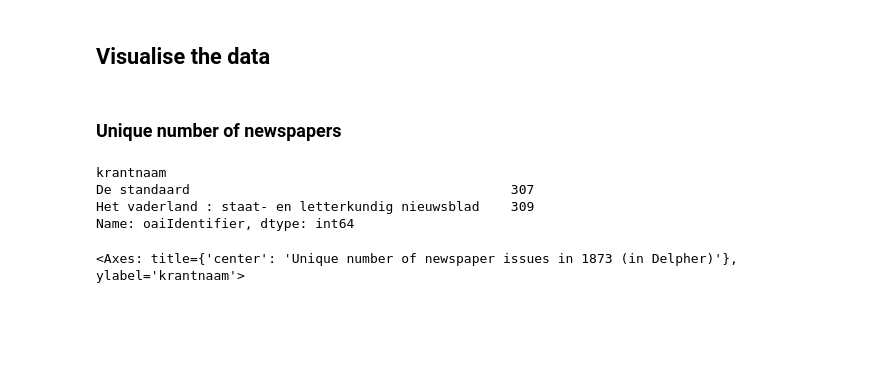
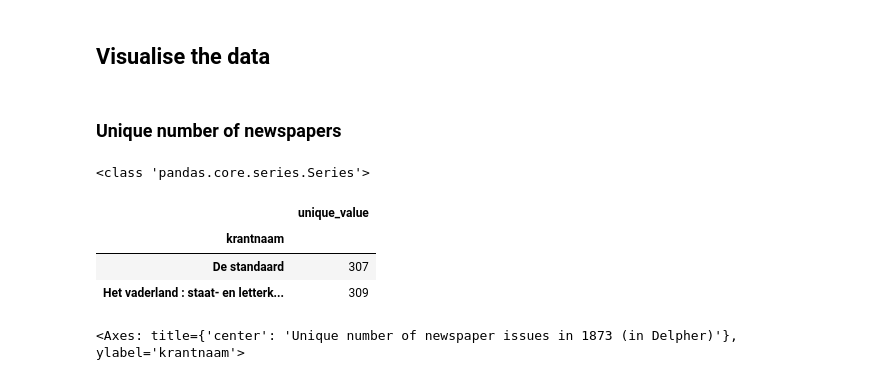
Before and after one commit to KBNLresearch/TutorialSummerschool, a Jupyter notebook: 02_Loading_data_and_visualizing_corpus.ipynb, the cells around one changed output. Saved outputs shown, nothing was run; the diff lists cells and outputs as text; code cells hidden in the pictures; blank space fills up the shorter version.

```diff
--- a/02_Loading_data_and_visualizing_corpus.ipynb
+++ b/02_Loading_data_and_visualizing_corpus.ipynb
@@ -57,11 +57,15 @@ data
 # %%
 unique_newspapers = data.groupby('krantnaam')['oaiIdentifier'].nunique()
 unique_newspapers
+print(type(unique_newspapers))
+df_unique_newspapers = unique_newspapers.to_frame(name='unique_value')
+df_unique_newspapers
 # %% [output]
-krantnaam
-De standaard                                         307
-Het vaderland : staat- en letterkundig nieuwsblad    309
-Name: oaiIdentifier, dtype: int64
+<class 'pandas.core.series.Series'>
+|  | unique_value |
+| krantnaam |  |
+| De standaard | 307 |
+| Het vaderland : staat- en letterk... | 309 |
 # %%
 unique_newspapers.plot(kind = 'barh', title = "Unique number of newspaper issues in 1873 (in Delpher)")
 # %% [output]
```
Also changed, not shown: parts of 2 cells of this notebook.
